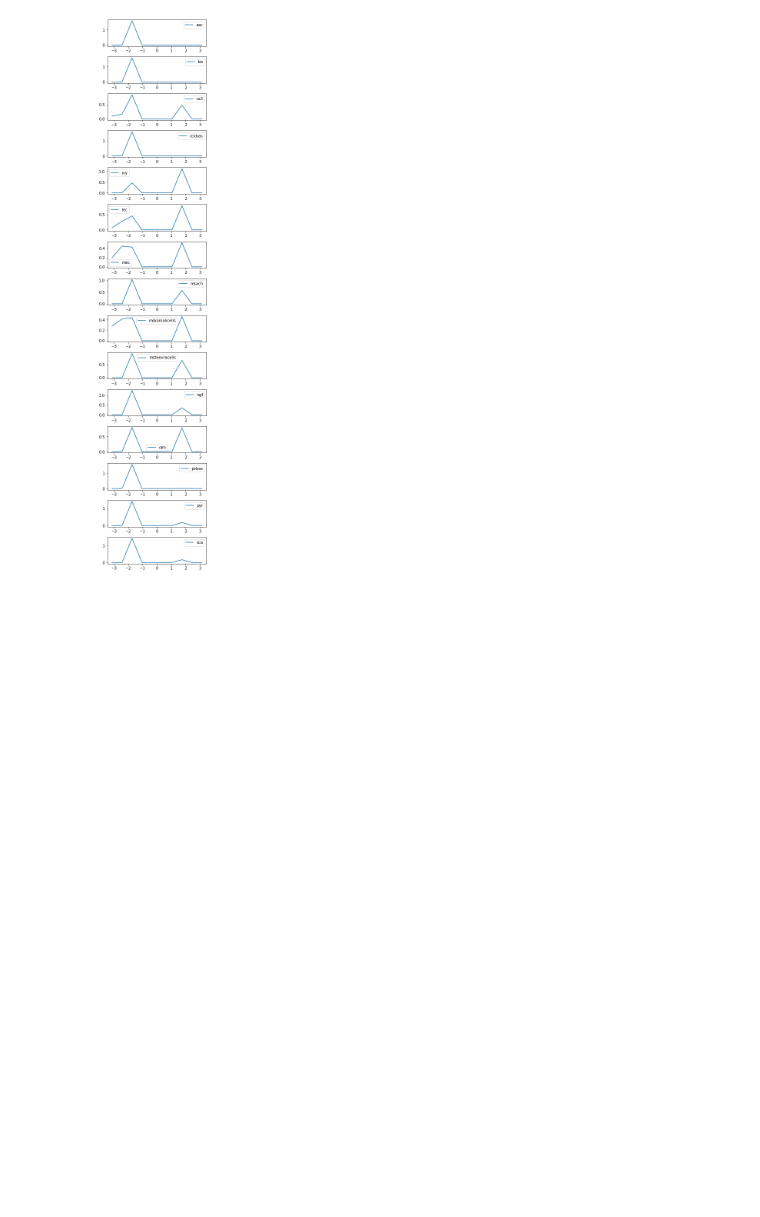
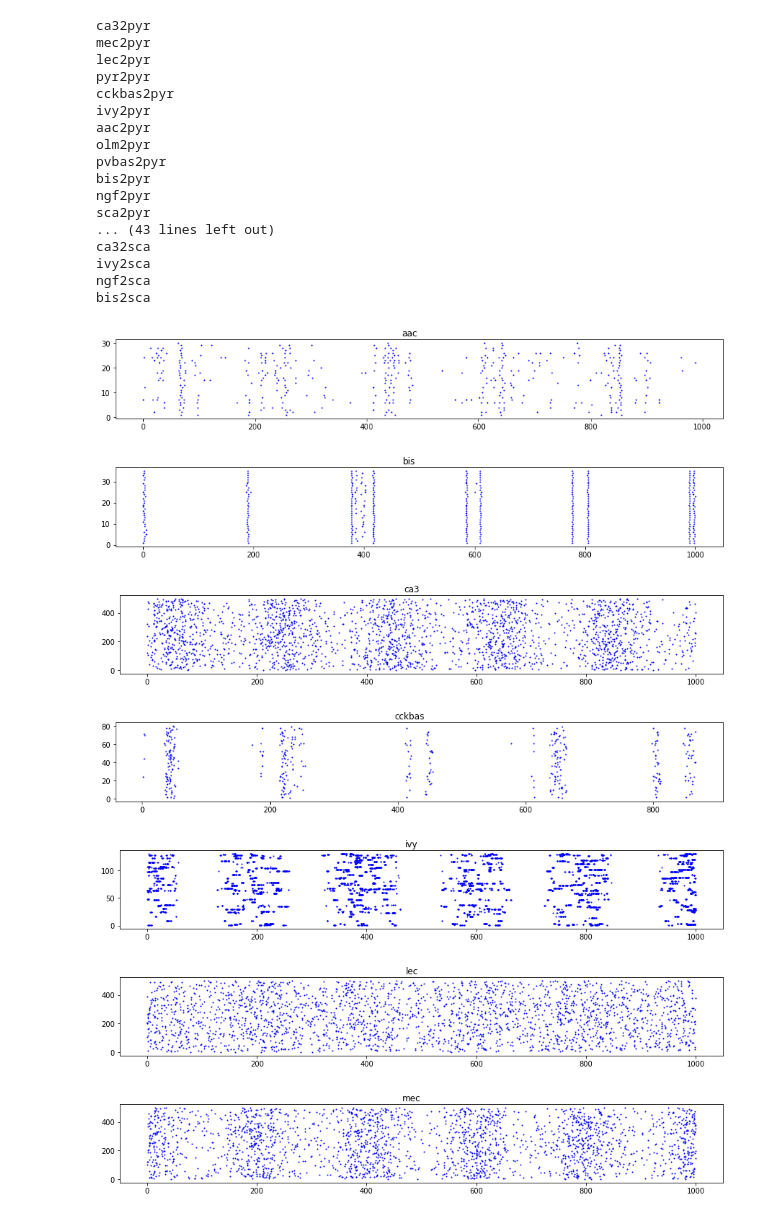
Before and after one commit to ivanmysin/CA1_rhythms_model, a Jupyter notebook: run_from_notebook.ipynb, the cells around one changed output. Drawn from its saved outputs; the diff is of its cells as text; code cells hidden in the pictures; blank space fills up the shorter version.

```diff
--- a/run_from_notebook.ipynb
+++ b/run_from_notebook.ipynb
@@ -13,14 +13,37 @@ processing_and_save(file)
 # %%
 import matplotlib.pyplot as plt
 plt.rcParams["figure.figsize"] = (15, 2)
 from basic_parameters import basic_params
 import plot_result as my_plot
 
 file = basic_params["file_results"]
 # my_plot.plot_v(file)
 
-# my_plot.plot_spike_raster(file)
-# my_plot.plot_lfp(file)
-my_plot.plot_phase_disrtibution(file)
+my_plot.plot_spike_raster(file)
+my_plot.plot_lfp(file)
+# my_plot.plot_phase_disrtibution(file)
 # %% [output]
+ca32pyr
+mec2pyr
+lec2pyr
+pyr2pyr
+cckbas2pyr
+ivy2pyr
+aac2pyr
+olm2pyr
+pvbas2pyr
+bis2pyr
+ngf2pyr
+sca2pyr
+... (43 lines left out)
+ca32sca
+ivy2sca
+ngf2sca
+bis2sca
-[figure, old version]
+[figure, new version]
+[figure, added]
+[figure, added]
+[figure, added]
+[figure, added]
+[figure, added]
+[figure, added]
```
Also changed, not shown: parts of 3 cells of this notebook, 5 other files.
